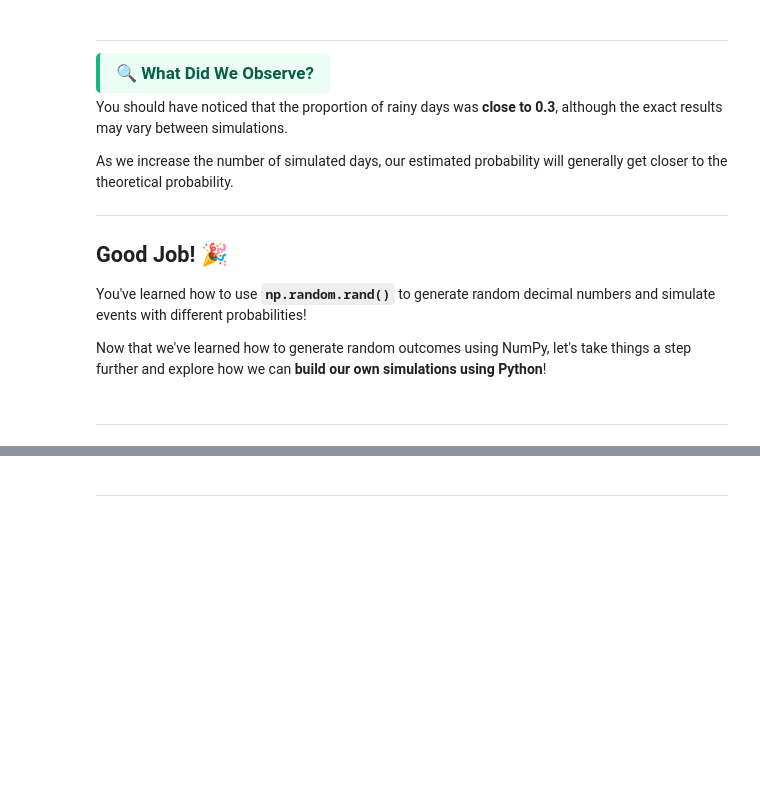
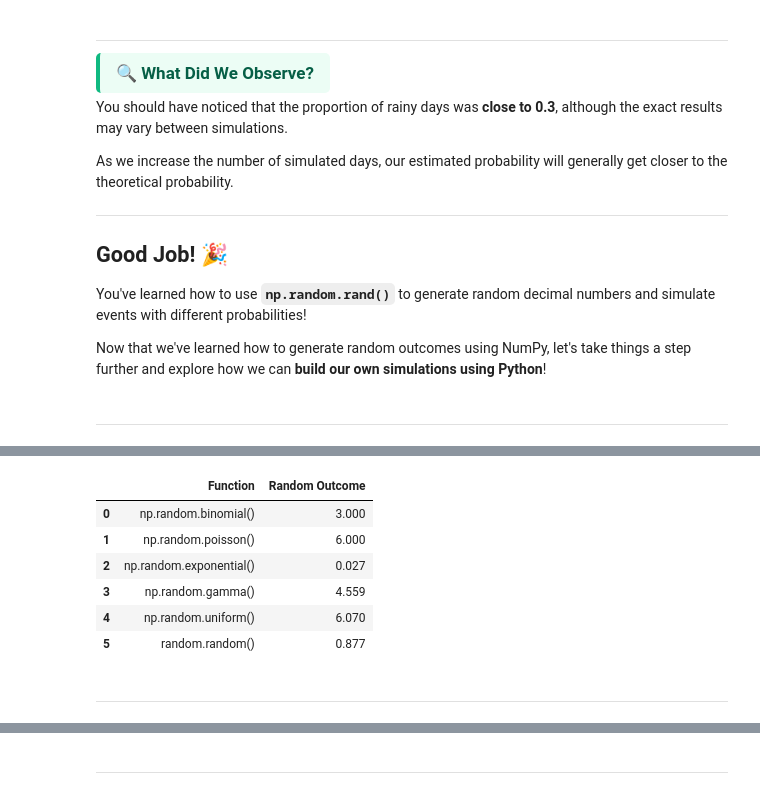
Before and after one commit to kyleduongg/introduction-to-simulation, a Jupyter notebook: introductiontosimulation.ipynb, the cells around one changed output, grey strips where cells are left out. Saved outputs shown, nothing was run; the diff lists cells and outputs as text; code cells hidden in the pictures; blank space fills up the shorter version.

```diff
--- a/introductiontosimulation.ipynb
+++ b/introductiontosimulation.ipynb
@@ -1505,0 +1554,50 @@ Now that we've learned how to generate random outcomes using NumPy, let's take t
+# %%
+# Binomial: 10 trials with a 50% probability of success
+binomial_result = np.random.binomial(n=10, p=0.5)
+
+# Poisson: Average of 3 events per interval
+poisson_result = np.random.poisson(lam=3)
+
+# Exponential: Average waiting time of 2 units
+exponential_result = np.random.exponential(scale=2)
+
+# Gamma: Shape of 2 and scale of 3
+gamma_result = np.random.gamma(shape=2, scale=3)
+
+# Uniform: Random decimal number between 1 and 10
+uniform_result = np.random.uniform(low=1, high=10)
+
+# Python random: Random decimal number between 0 and 1
+random_result = random.random()
+
+# Display results in a table
+results_table = pd.DataFrame({
+    "Function": [
+        "np.random.binomial()",
+        "np.random.poisson()",
+        "np.random.exponential()",
+        "np.random.gamma()",
+        "np.random.uniform()",
+        "random.random()"
+    ],
+    "Random Outcome": [
+        binomial_result,
+        poisson_result,
+        exponential_result,
+        gamma_result,
+        uniform_result,
+        random_result
+    ]
+})
+
+display(results_table.round(3))
+# %% [output]
+|  | Function | Random Outcome |
+| 0 | np.random.binomial() | 3.000 |
+| 1 | np.random.poisson() | 6.000 |
+| 2 | np.random.exponential() | 0.027 |
+| 3 | np.random.gamma() | 4.559 |
+| 4 | np.random.uniform() | 6.070 |
+| 5 | random.random() | 0.877 |
+# %% [markdown]
+---
```
Also changed, not shown: parts of 20 cells of this notebook.
